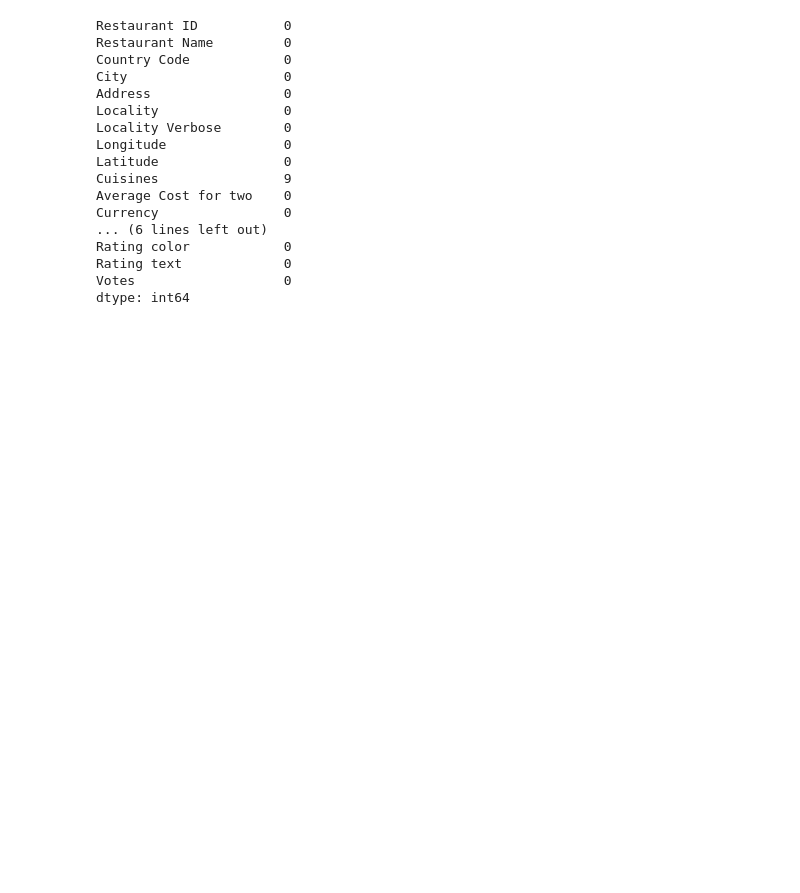
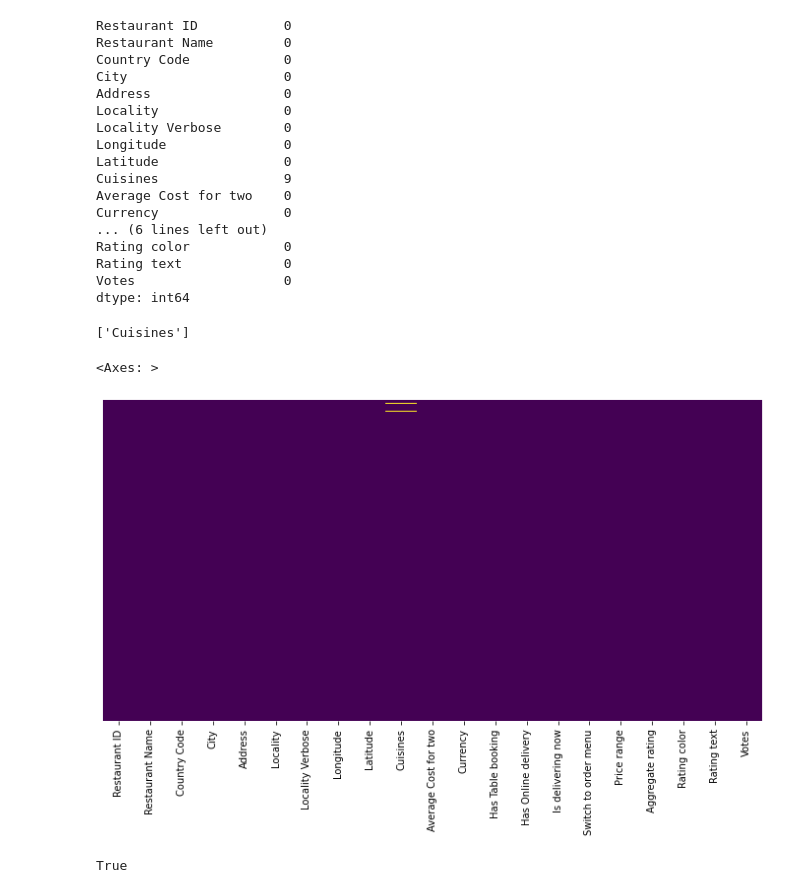
Before and after one commit to soumyamitra36-debug/LearningPython4AI, a Jupyter notebook: EDA.ipynb, the cells around one changed output. Drawn from its saved outputs; the diff is of its cells as text; code cells hidden in the pictures; blank space fills up the shorter version.

```diff
--- a/EDA.ipynb
+++ b/EDA.ipynb
@@ -90,3 +90,17 @@ Rating color            0
 Rating text             0
 Votes                   0
 dtype: int64
+# %%
+[features for features in df.columns if df[features].isnull().sum() > 1] # Checking the number of unique values in each column
+# %% [output]
+['Cuisines']
+# %%
+sns.heatmap(df.isnull(), yticklabels=False, cbar=False, cmap='viridis') # Visualizing missing values using a heatmap
+# %% [output]
+<Axes: >
+[figure, added]
+# %%
+df_countrycode = pd.read_excel('D:\\ZomatoEDA\\Country-Code.xlsx')
+print(os.path.exists(r"D:\ZomatoEDA\Country-Code.xlsx"))
+# %% [output]
+True
```
Also changed, not shown: parts of 27 cells of this notebook.
